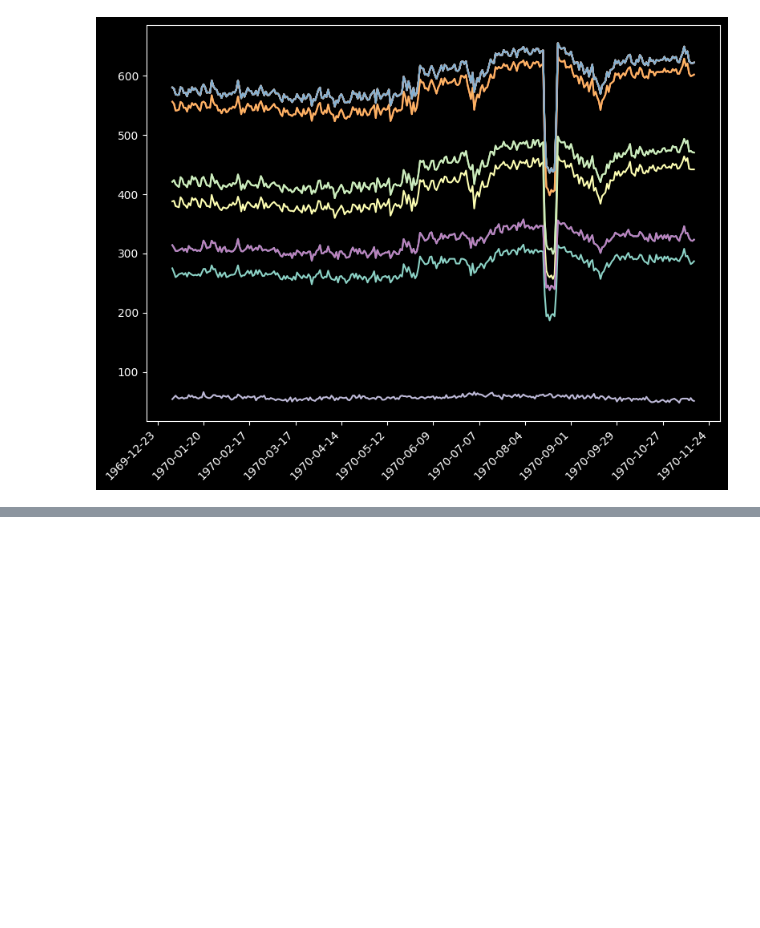
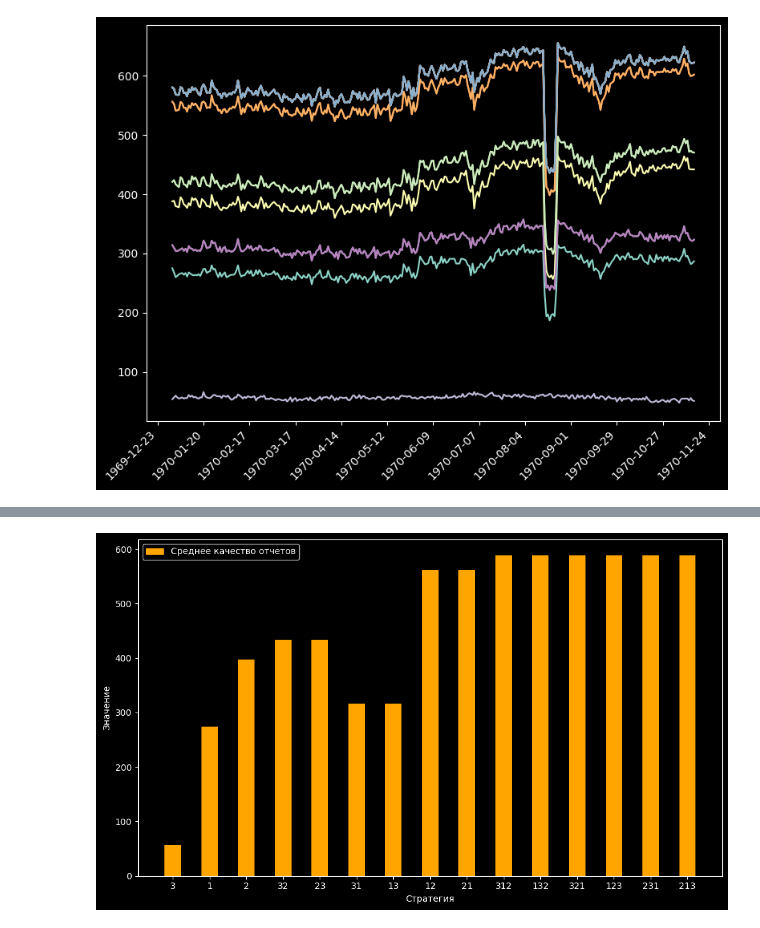
Before and after one commit to IAmSerepok/DataFromVariousSources, a Jupyter notebook: optimal_strategy.ipynb, the cells around one changed output, grey strips where cells are left out. Saved outputs shown, nothing was run; the diff lists cells and outputs as text; code cells hidden in the pictures; blank space fills up the shorter version.

```diff
--- a/optimal_strategy.ipynb
+++ b/optimal_strategy.ipynb
@@ -183,3 +193,22 @@ plt.show()
+# %%
+groups = metrics_df['label']
+metric2 = metrics_df['quality']
+bar_width = 0.45
+index = np.arange(len(groups))
+
+plt.figure(figsize=(10, 6))
+
+plt.bar(index, metric2, bar_width, label='Среднее качество отчетов', color='orange')
+
+plt.xlabel('Стратегия')
+plt.ylabel('Значение')
+plt.xticks(index, groups)
+plt.legend()
+
+plt.tight_layout()
+plt.show()
+# %% [output]
+[figure, added]
 # %%
 groups = metrics_df['label']
 metric = metrics_df['income']
```
Also changed, not shown: parts of 7 cells of this notebook, 4 other files.
